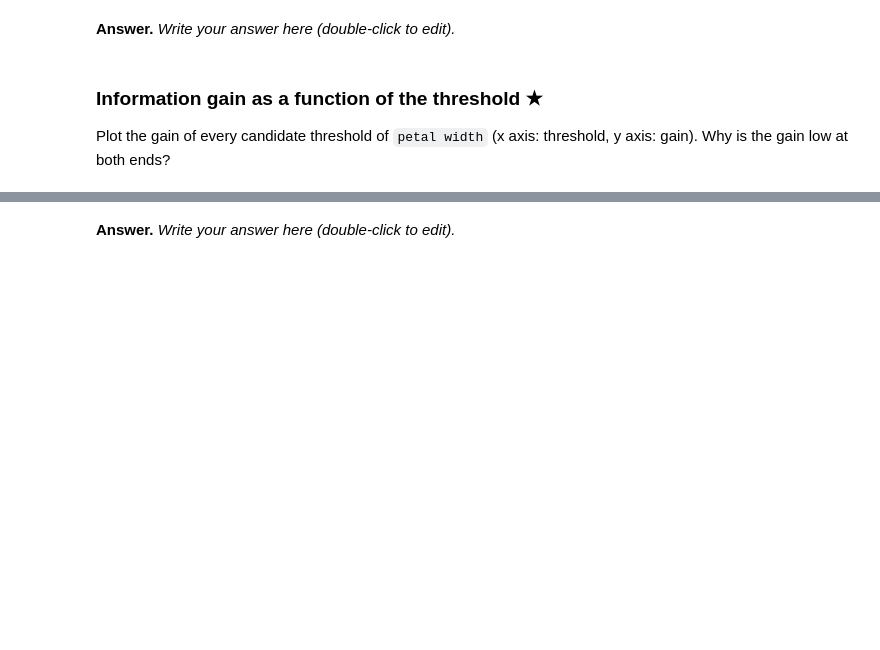
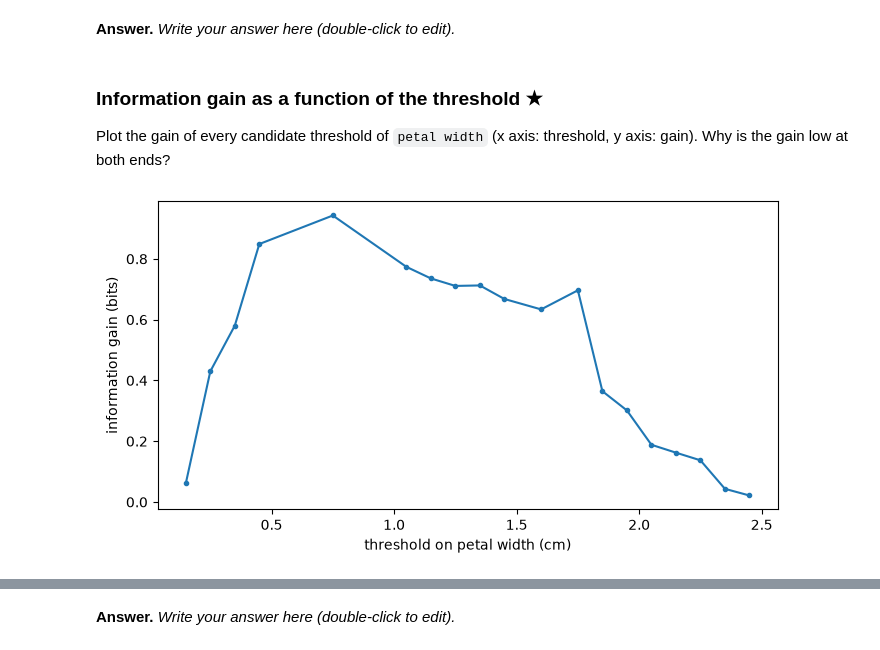
Before and after one commit to mengxian0913/MLDM_Unibo_public, a Jupyter notebook: ML_Lab/notebooks/lab02-dt/lab02-dt.ipynb, the cells around one changed output, grey strips where cells are left out. Cells and saved outputs as stored; diff of their text form; code cells hidden in the pictures; blank space fills up the shorter version.

```diff
--- a/ML_Lab/notebooks/lab02-dt/lab02-dt.ipynb
+++ b/ML_Lab/notebooks/lab02-dt/lab02-dt.ipynb
@@ -249,8 +227,13 @@ Why is the gain low at both ends?
 # %%
 x = X_train["petal width"]
 v = np.sort(x.unique())
 
-cand = (v[:-1] + v[1:]) / 2
-plot_data = pd.DataFrame(cand)
+candidates = (v[:-1] + v[1:]) / 2
+gains      = [info_gain(x, y_train, t) for t in candidates]
 
-#TODO: Draw the plot...
+plot_series = pd.Series(gains, index=candidates)
+plot_series.plot(marker=".", xlabel="threshold on petal width (cm)", ylabel="information gain (bits)")
+
+plt.show()
+# %% [output]
+[figure, added]
```
Also changed, not shown: parts of 19 cells of this notebook.
